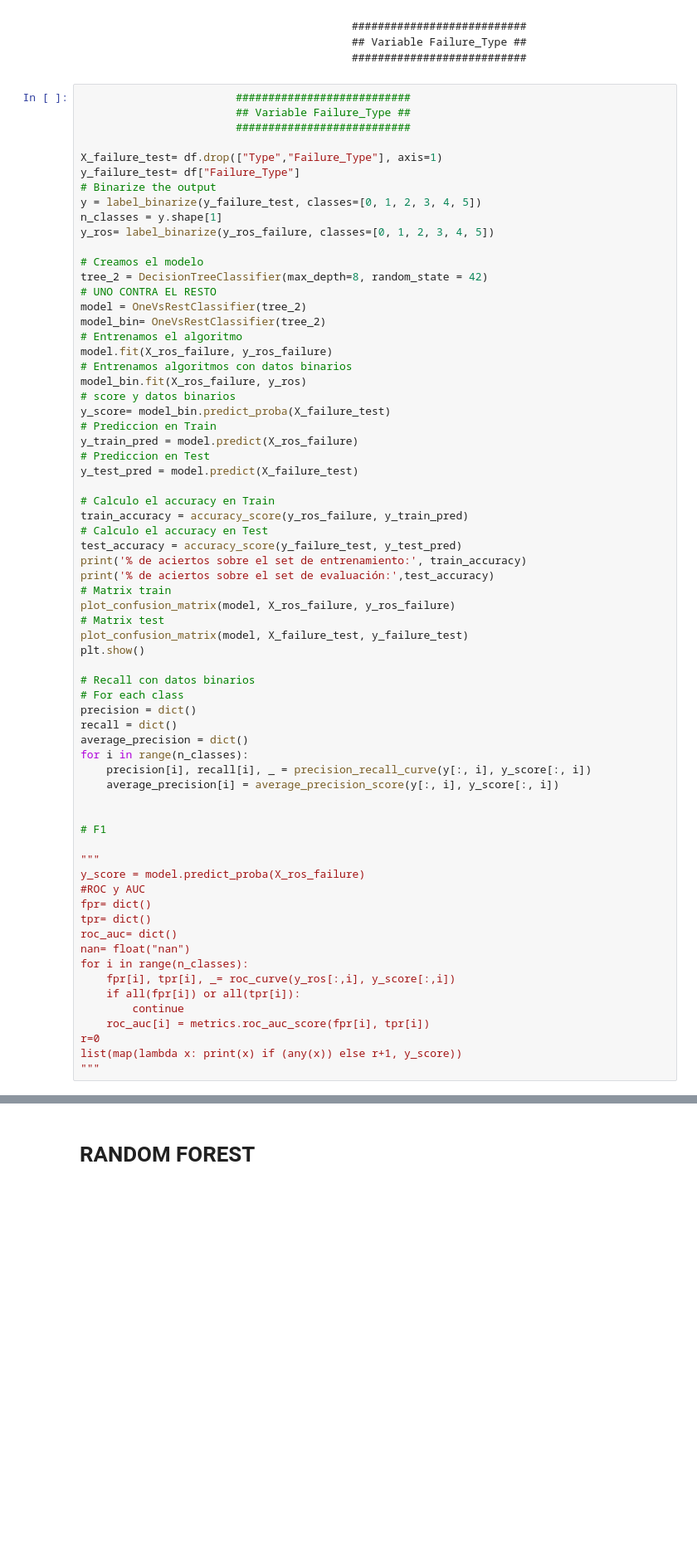
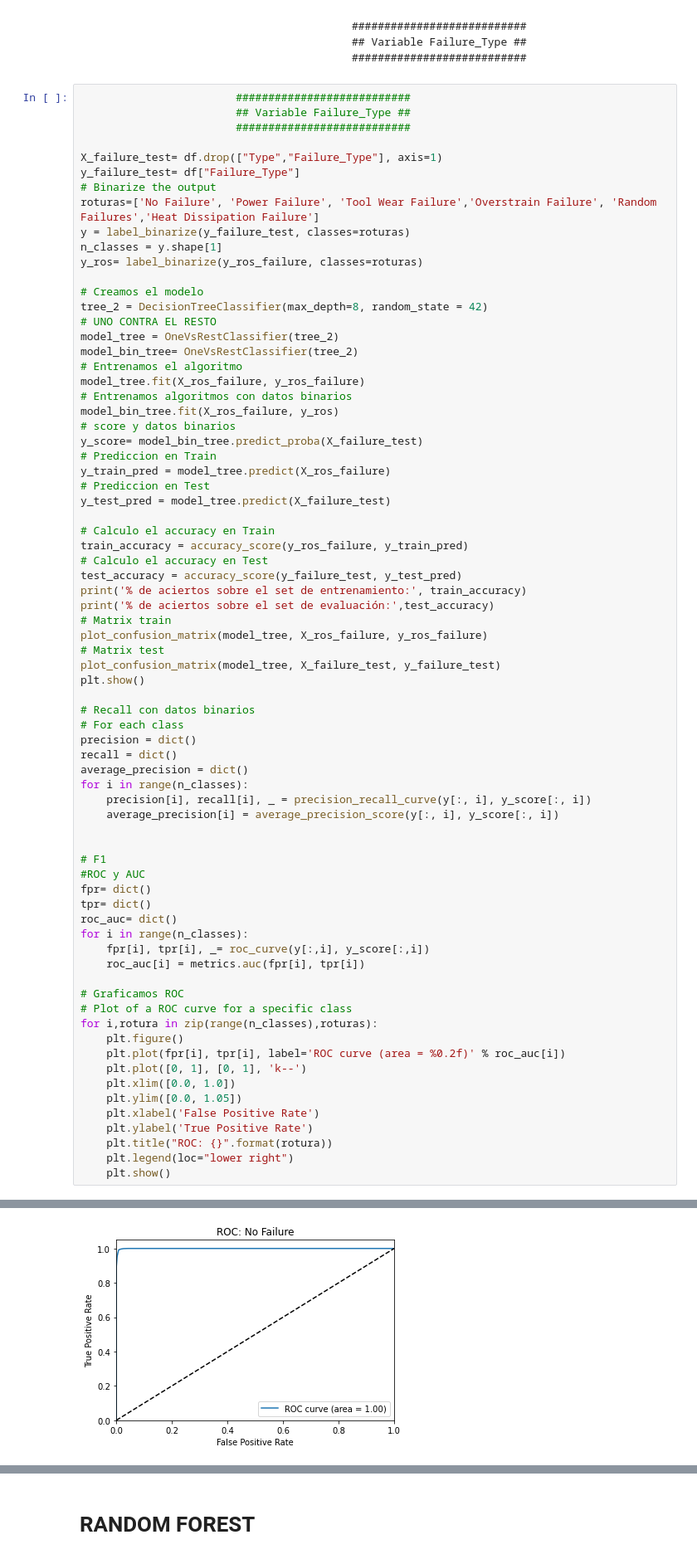
Before and after one commit to maxi879/proyecto_final_coder, a Jupyter notebook: ANALISIS/CLASIFICACION/TREE_IMPLEMENTACION.ipynb, the cells around one changed output, grey strips where cells are left out. Shown: that part at 83% size. Cells and saved outputs as stored; diff of their text form; blank space fills up the shorter version.

```diff
--- a/ANALISIS/CLASIFICACION/TREE_IMPLEMENTACION.ipynb
+++ b/ANALISIS/CLASIFICACION/TREE_IMPLEMENTACION.ipynb
@@ -203,25 +203,26 @@ F1 Score del classificador Train: 0.7135016465422613
 X_failure_test= df.drop(["Type","Failure_Type"], axis=1)
 y_failure_test= df["Failure_Type"]
 # Binarize the output
-y = label_binarize(y_failure_test, classes=[0, 1, 2, 3, 4, 5])
+roturas=['No Failure', 'Power Failure', 'Tool Wear Failure','Overstrain Failure', 'Random Failures','Heat Dissipation Failure']
+y = label_binarize(y_failure_test, classes=roturas)
 n_classes = y.shape[1]
-y_ros= label_binarize(y_ros_failure, classes=[0, 1, 2, 3, 4, 5])
+y_ros= label_binarize(y_ros_failure, classes=roturas)
 
 # Creamos el modelo
 tree_2 = DecisionTreeClassifier(max_depth=8, random_state = 42)
 # UNO CONTRA EL RESTO
-model = OneVsRestClassifier(tree_2)
-model_bin= OneVsRestClassifier(tree_2)
+model_tree = OneVsRestClassifier(tree_2)
+model_bin_tree= OneVsRestClassifier(tree_2)
 # Entrenamos el algoritmo
-model.fit(X_ros_failure, y_ros_failure)
+model_tree.fit(X_ros_failure, y_ros_failure)
 # Entrenamos algoritmos con datos binarios
-model_bin.fit(X_ros_failure, y_ros)
+model_bin_tree.fit(X_ros_failure, y_ros)
 # score y datos binarios
-y_score= model_bin.predict_proba(X_failure_test)
+y_score= model_bin_tree.predict_proba(X_failure_test)
 # Prediccion en Train
-y_train_pred = model.predict(X_ros_failure)
+y_train_pred = model_tree.predict(X_ros_failure)
 # Prediccion en Test
-y_test_pred = model.predict(X_failure_test)
+y_test_pred = model_tree.predict(X_failure_test)
 
 # Calculo el accuracy en Train
 train_accuracy = accuracy_score(y_ros_failure, y_train_pred)
@@ -230,9 +231,9 @@ test_accuracy = accuracy_score(y_failure_test, y_test_pred)
 print('% de aciertos sobre el set de entrenamiento:', train_accuracy)
 print('% de aciertos sobre el set de evaluación:',test_accuracy)
 # Matrix train
-plot_confusion_matrix(model, X_ros_failure, y_ros_failure)
+plot_confusion_matrix(model_tree, X_ros_failure, y_ros_failure)
 # Matrix test
-plot_confusion_matrix(model, X_failure_test, y_failure_test)
+plot_confusion_matrix(model_tree, X_failure_test, y_failure_test)
 plt.show()
 
 # Recall con datos binarios
@@ -246,20 +247,25 @@ for i in range(n_classes):
 
 
 # F1
-
-"""
-y_score = model.predict_proba(X_ros_failure)
 #ROC y AUC
 fpr= dict()
 tpr= dict()
 roc_auc= dict()
-nan= float("nan")
 for i in range(n_classes):
-    fpr[i], tpr[i], _= roc_curve(y_ros[:,i], y_score[:,i])
-    if all(fpr[i]) or all(tpr[i]):
-        continue
-    roc_auc[i] = metrics.roc_auc_score(fpr[i], tpr[i])
-r=0
-list(map(lambda x: print(x) if (any(x)) else r+1, y_score))
-"""
+    fpr[i], tpr[i], _= roc_curve(y[:,i], y_score[:,i])
+    roc_auc[i] = metrics.auc(fpr[i], tpr[i])
+
+# Graficamos ROC
+# Plot of a ROC curve for a specific class
+for i,rotura in zip(range(n_classes),roturas):
+    plt.figure()
+    plt.plot(fpr[i], tpr[i], label='ROC curve (area = %0.2f)' % roc_auc[i])
+    plt.plot([0, 1], [0, 1], 'k--')
+    plt.xlim([0.0, 1.0])
+    plt.ylim([0.0, 1.05])
+    plt.xlabel('False Positive Rate')
+    plt.ylabel('True Positive Rate')
+    plt.title("ROC: {}".format(rotura))
+    plt.legend(loc="lower right")
+    plt.show()
 # %% [output]
@@ -270,0 +276 @@ list(map(lambda x: print(x) if (any(x)) else r+1, y_score))
+[figure, added]
```
Also changed, not shown: parts of 5 cells of this notebook, 1 other file.
